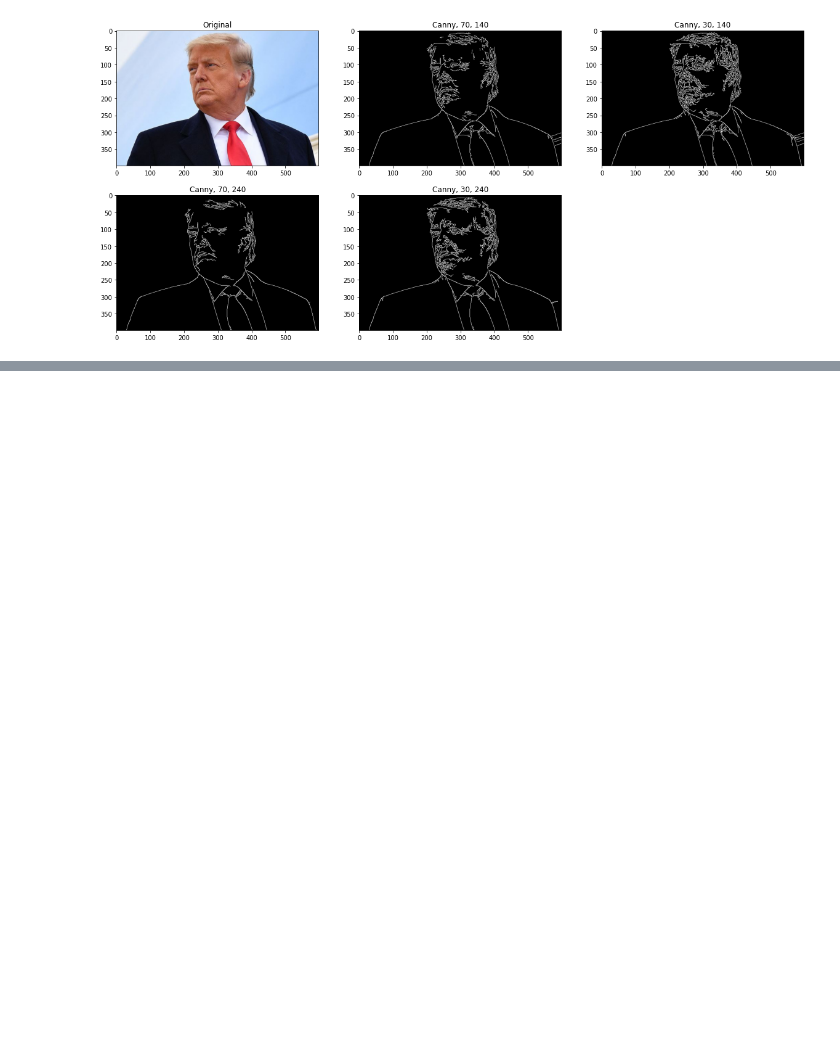
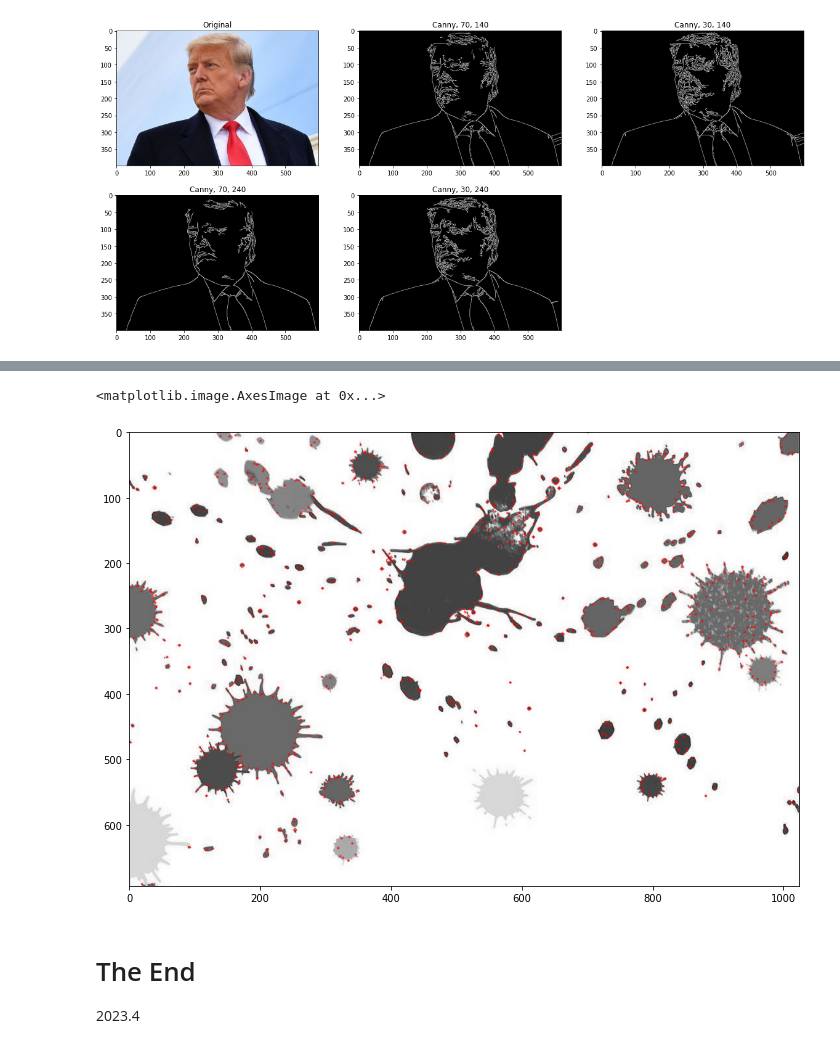
Before and after one commit to haodong2000/Vision2022, a Jupyter notebook: 3-2-advanced-image-process.ipynb, the cells around one changed output, grey strips where cells are left out. Cells and saved outputs as stored; diff of their text form; code cells hidden in the pictures; blank space fills up the shorter version.

```diff
--- a/3-2-advanced-image-process.ipynb
+++ b/3-2-advanced-image-process.ipynb
@@ -362,0 +419,12 @@ show_edges(images, titles)
+# %%
+img_pts = cv2.drawKeypoints(img_paint_gray, keypoints, np.array([]), (255, 0, 0),
+                            cv2.DRAW_MATCHES_FLAGS_DRAW_RICH_KEYPOINTS)
+plt.figure(figsize=(12, 12))
+plt.imshow(img_pts)
+# %% [output]
+<matplotlib.image.AxesImage at 0x...>
+[figure, added]
+# %% [markdown]
+# The End
+
+2023.4
```
Also changed, not shown: parts of 7 cells of this notebook, 1 other file.
